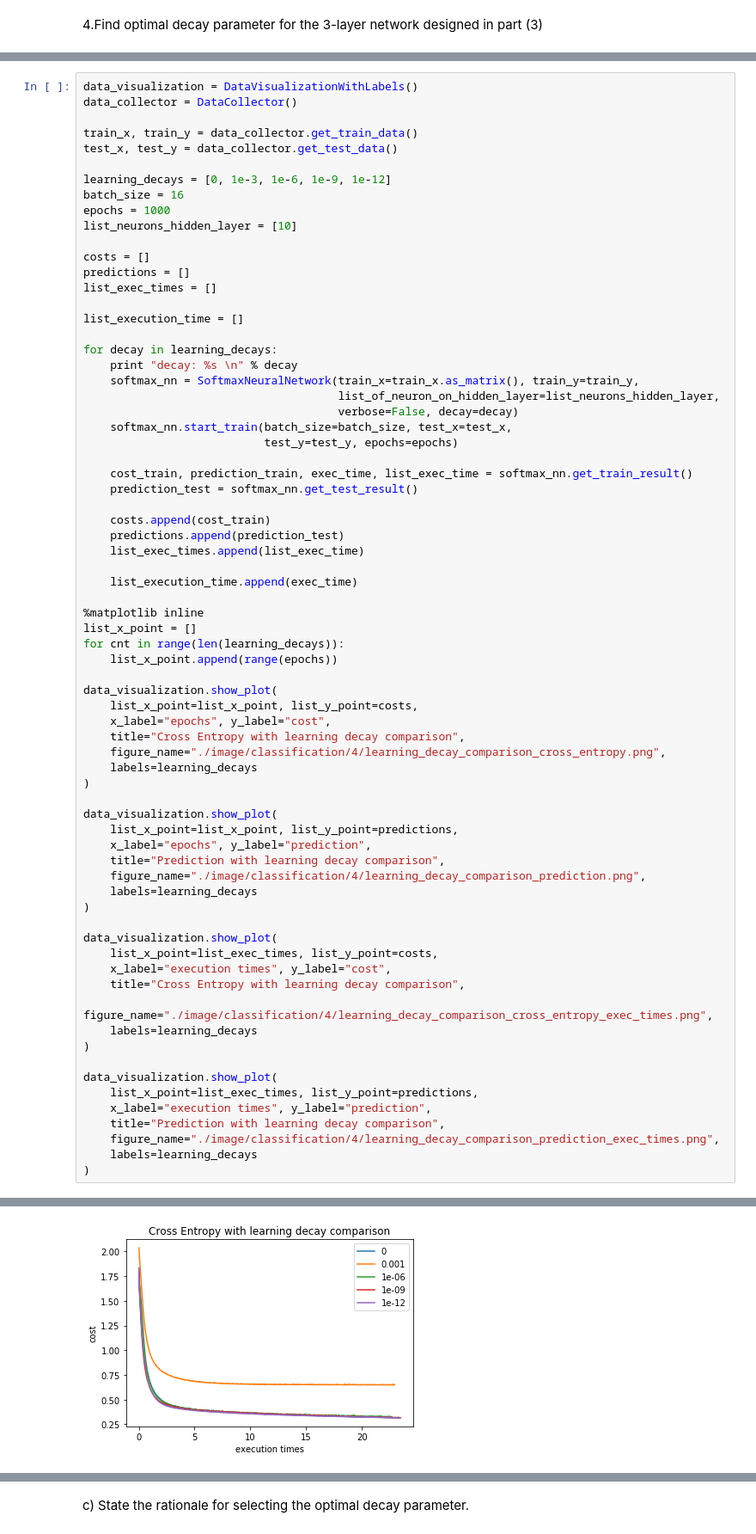
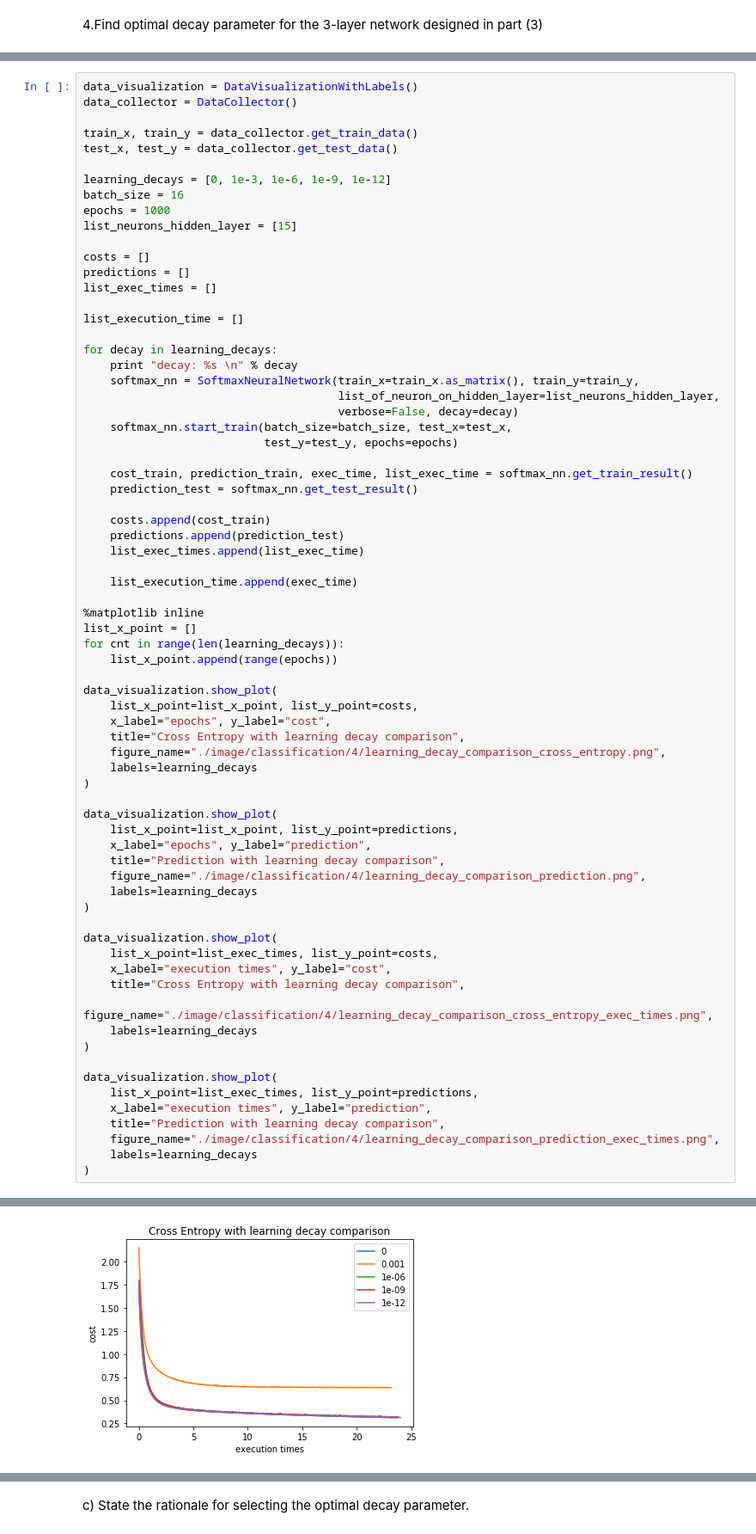
Before and after one commit to cacad101/assignment-neural-network-1, a Jupyter notebook: problem_1_classifications/Classification Problem.ipynb, the cells around one changed output, grey strips where cells are left out. Shown: that part at 86% size. Drawn from its saved outputs; the diff is of its cells as text.

```diff
--- a/problem_1_classifications/Classification Problem.ipynb
+++ b/problem_1_classifications/Classification Problem.ipynb
@@ -573,7 +574,7 @@ test_x, test_y = data_collector.get_test_data()
 learning_decays = [0, 1e-3, 1e-6, 1e-9, 1e-12]
 batch_size = 16
 epochs = 1000
-list_neurons_hidden_layer = [10]
+list_neurons_hidden_layer = [15]
 
 costs = []
 predictions = []
@@ -648 +650 @@ decay: 1e-12
-[figure, old version]
+[figure, new version]
```
Also changed, not shown: parts of 4 cells of this notebook, 8 other files.
